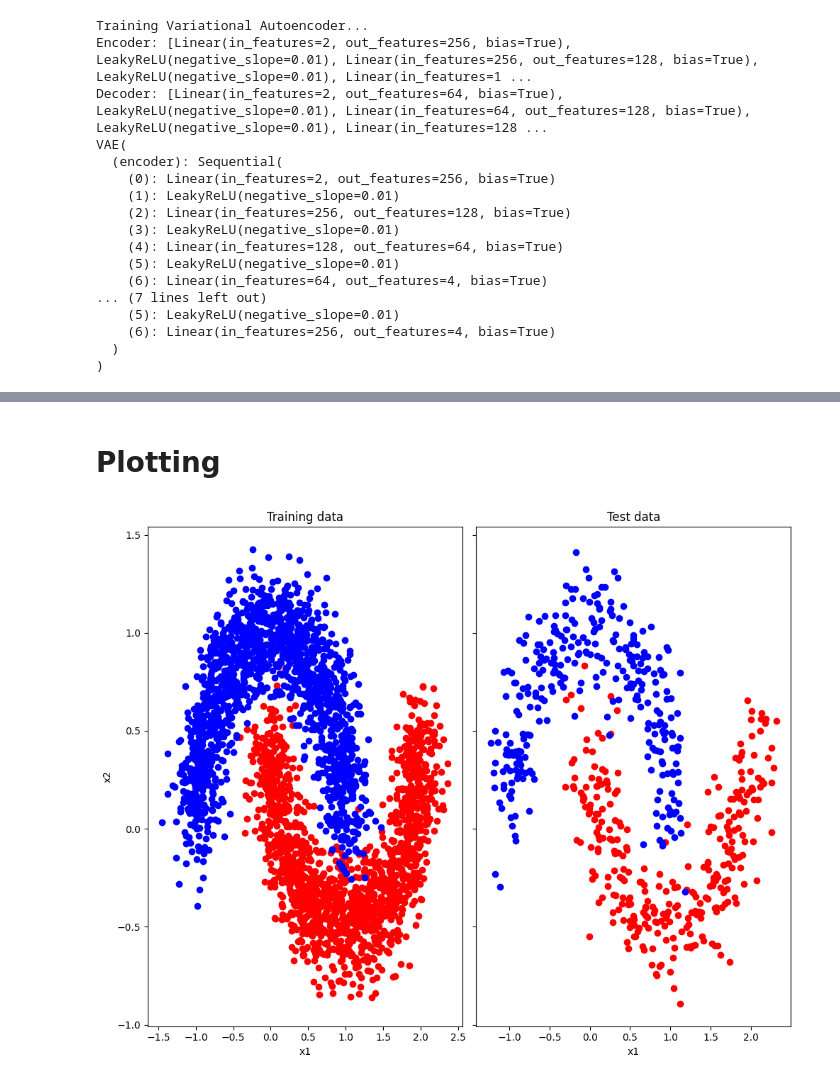
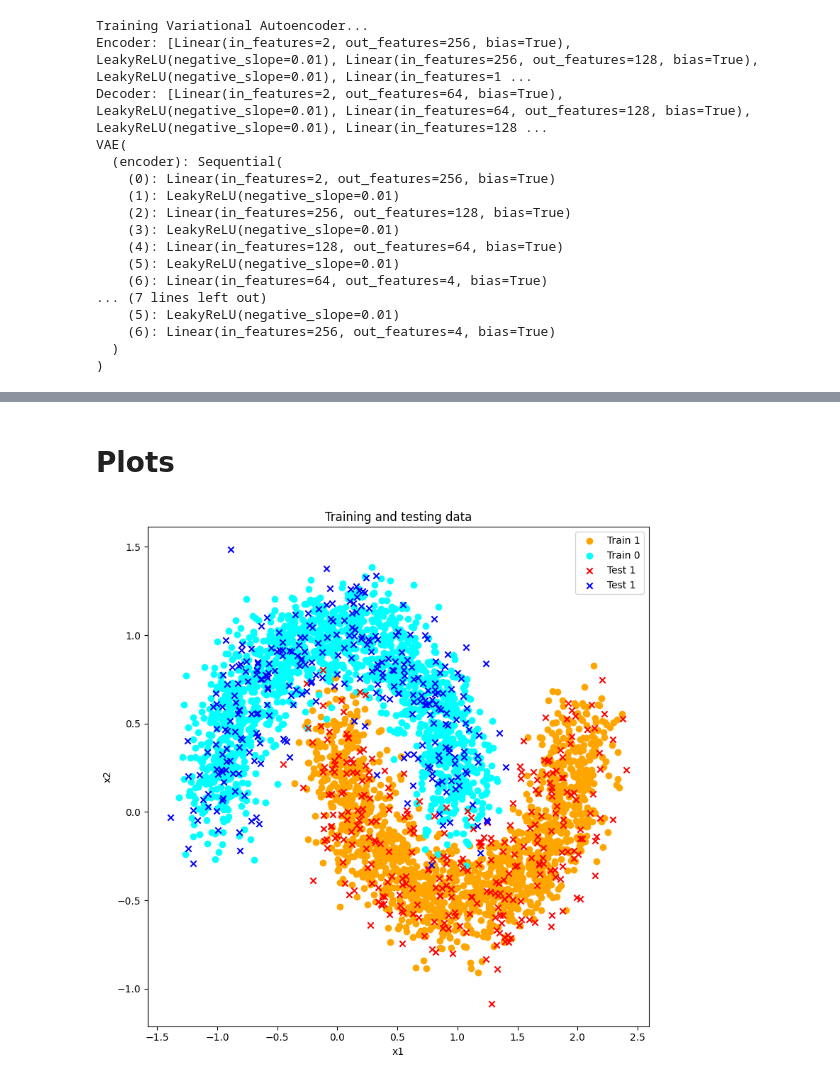
Before and after one commit to nelioasousa/dl_projeto, a Jupyter notebook: vae.ipynb, the cells around one changed output, grey strips where cells are left out. Saved outputs shown, nothing was run; the diff lists cells and outputs as text; code cells hidden in the pictures.

```diff
--- a/vae.ipynb
+++ b/vae.ipynb
@@ -206,12 +206,18 @@ class VAE(nn.Module):
 # %% [markdown]
 # Data
 # %%
-class Moons(Dataset):
+def gen_train_test_split(train_size: int, test_size: int, noise: float = 0.15):
+    X_train, y_train = make_moons(n_samples=train_size, noise=noise, random_state=123)
+    X_test, y_test = make_moons(n_samples=test_size, noise=(noise * 1.4), random_state=123)
+    return (X_train, y_train), (X_test, y_test)
 
-    def __init__(self, num_samples: int, noise: float):
+
+class MoonsDataset(Dataset):
+
+    def __init__(self, X, y):
         super().__init__()
-        self.num_samples = num_samples
-        self._X, self._y = make_moons(n_samples=num_samples, noise=noise, random_state=42)
+        self._X = X
+        self._y = y
         self.X = torch.from_numpy(self._X).float()
         self.y = torch.from_numpy(self._y.reshape(-1, 1)).float()
 
@@ -219,7 +225,7 @@ class Moons(Dataset):
         return self.X[index], self.y[index]
 
     def __len__(self):
-        return self.num_samples
+        return self.X.shape[0]
 # %% [markdown]
 # Training
 # %%
@@ -227,15 +233,14 @@ torch.manual_seed(123)
 
 batch_size = 150
 learning_rate = 1e-4
-num_epochs = 500
+num_epochs = 800
 input_dim = 2
 latent_dim = 2
 hidden_dim = [256, 128, 64]
 
-train_data = Moons(3000, noise=0.15)
-test_data = Moons(600, noise=0.15)
-train_loader = DataLoader(train_data, batch_size=batch_size, shuffle=True)
-test_loader = DataLoader(test_data, batch_size=batch_size, shuffle=False)
+train_split, test_split = gen_train_test_split(3000, 600)
+train_loader = DataLoader(MoonsDataset(*train_split), batch_size=batch_size, shuffle=True)
+test_loader = DataLoader(MoonsDataset(*test_split), batch_size=batch_size, shuffle=False)
 
 device = torch.device('cuda' if torch.cuda.is_available() else 'cpu')
 print(f"Using device: {device}")
@@ -324,21 +335,21 @@ plt.show()
-# %% [markdown]
-# Plotting
-# %%
-fig, axs = plt.subplots(1, 2, figsize=(10, 8), sharey=True)
-cls_mask = train_data._y.astype(bool)
-axs[0].scatter(train_data._X[cls_mask, 0], train_data._X[cls_mask, 1], color='red')
-axs[0].scatter(train_data._X[~cls_mask, 0], train_data._X[~cls_mask, 1], color='blue')
-axs[0].set_title('Training data')
-axs[0].set_xlabel('x1')
-axs[0].set_ylabel('x2')
-
-cls_mask = test_data._y.astype(bool)
-axs[1].scatter(test_data._X[cls_mask, 0], test_data._X[cls_mask, 1], color='red')
-axs[1].scatter(test_data._X[~cls_mask, 0], test_data._X[~cls_mask, 1], color='blue')
-axs[1].set_title('Test data')
-axs[1].set_xlabel('x1')
-
-plt.tight_layout()
-plt.show()
-# %% [output]
-[figure, removed]
+# %% [markdown]
+# Plots
+# %%
+fig = plt.figure(figsize=(8, 8))
+# Train data
+cls_mask = train_split[1].astype(bool)
+plt.scatter(train_split[0][cls_mask, 0], train_split[0][cls_mask, 1], color='orange', label='Train 1')
+plt.scatter(train_split[0][~cls_mask, 0], train_split[0][~cls_mask, 1], color='cyan', label='Train 0')
+# Test data
+cls_mask = test_split[1].astype(bool)
+plt.scatter(test_split[0][cls_mask, 0], test_split[0][cls_mask, 1], color='red', marker='x', label='Test 1')
+plt.scatter(test_split[0][~cls_mask, 0], test_split[0][~cls_mask, 1], color='blue', marker='x', label='Test 1')
+
+plt.title('Training and testing data')
+plt.xlabel('x1')
+plt.ylabel('x2')
+plt.legend()
+plt.tight_layout()
+plt.show()
+# %% [output]
+[figure, added]
```
Also changed, not shown: parts of 9 cells of this notebook.
